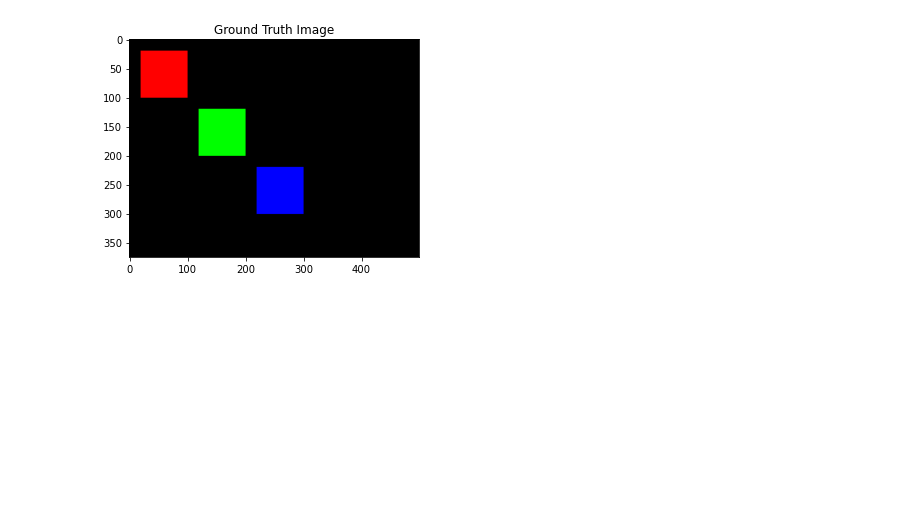
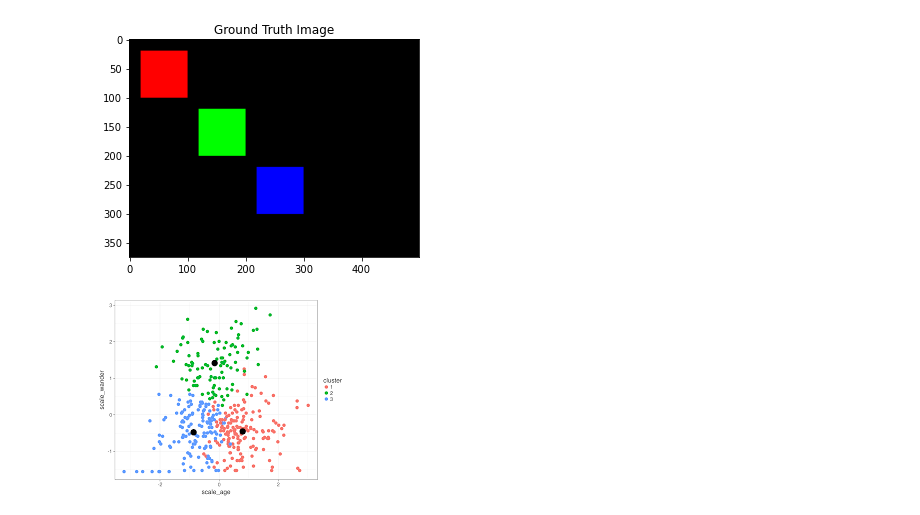
Before and after one commit to daviddeket/image_segmentation, a Jupyter notebook: clustering_based_segmentation.ipynb, the cells around one changed output. Drawn from its saved outputs; the diff is of its cells as text; code cells hidden in the pictures; blank space fills up the shorter version.

```diff
--- a/clustering_based_segmentation.ipynb
+++ b/clustering_based_segmentation.ipynb
@@ -74,3 +74,9 @@ plt.title("Ground Truth Image")
 # %% [output]
 Text(0.5, 1.0, 'Ground Truth Image')
 [figure]
+# %%
+# image_source: https://rpubs.com/cyobero/k-means
+from IPython.display import Image
+Image(filename="illustrative_images/kmeans.png")
+# %% [output]
+[figure, added]
```
Also changed, not shown: parts of 8 cells of this notebook, 4 other files.
